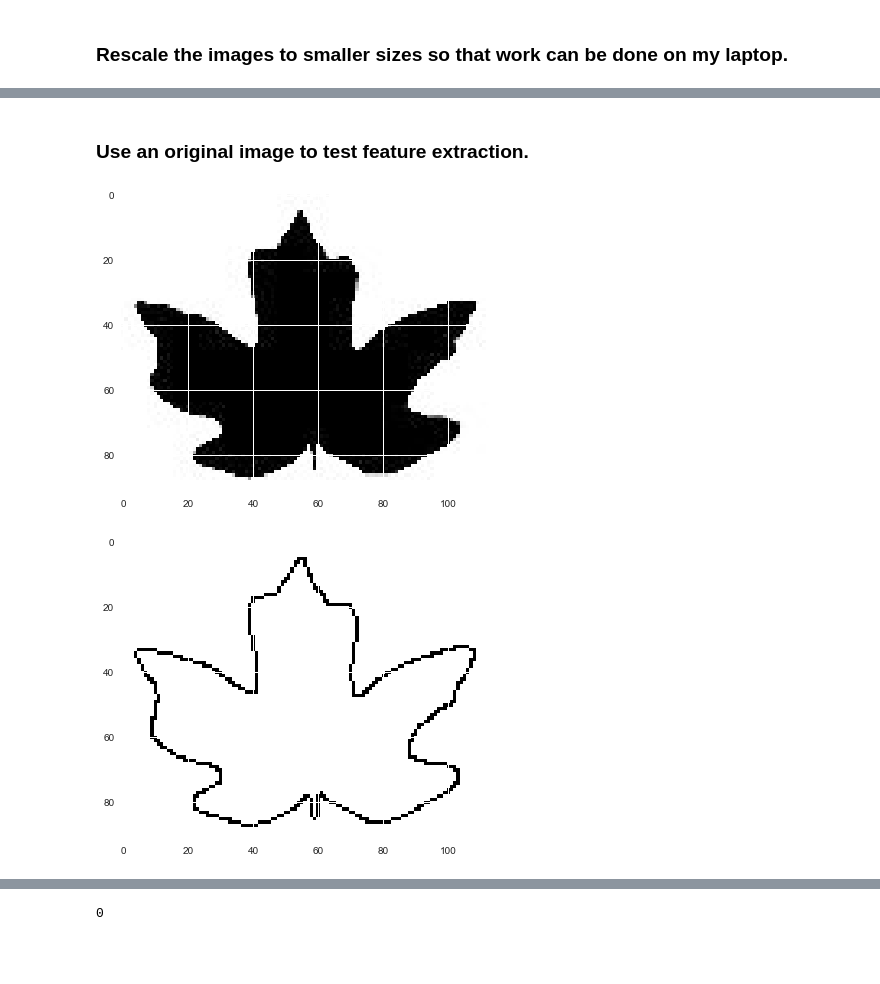
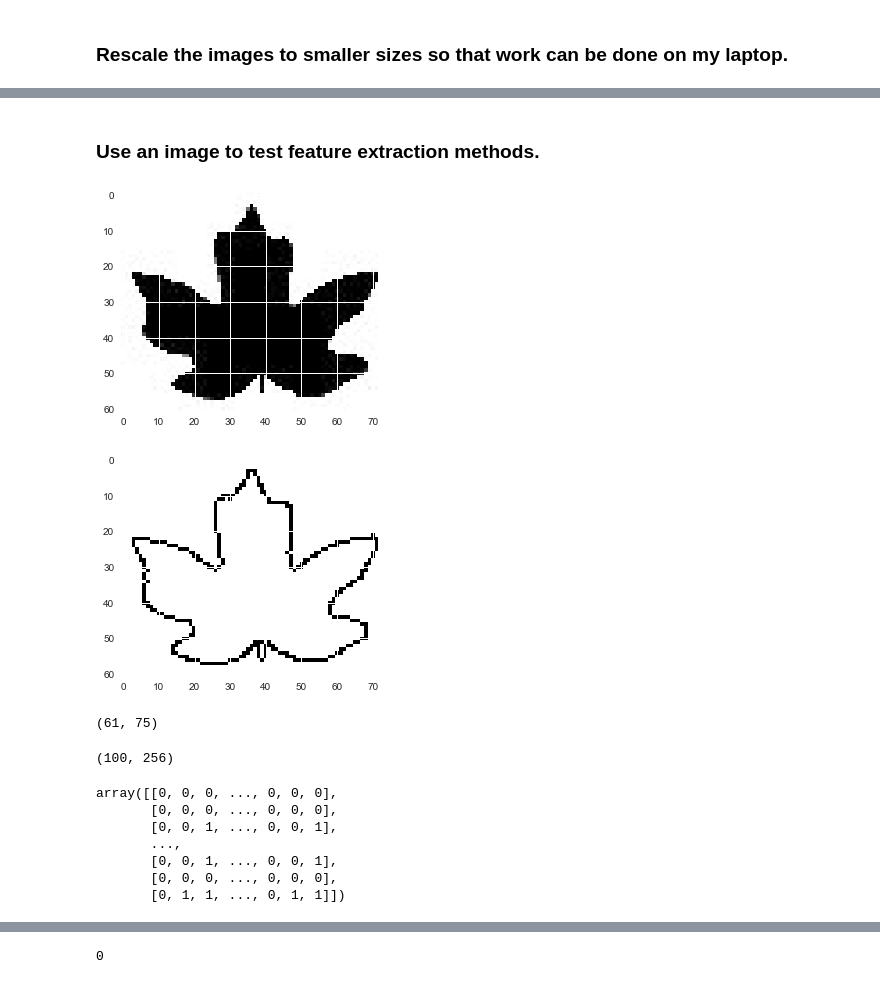
Before and after one commit to vradore/python_data, a Jupyter notebook: UCI_plant_leaves/species_classification_MGu.ipynb, the cells around one changed output, grey strips where cells are left out. Cells and saved outputs as stored; diff of their text form; code cells hidden in the pictures; blank space fills up the shorter version.

```diff
--- a/UCI_plant_leaves/species_classification_MGu.ipynb
+++ b/UCI_plant_leaves/species_classification_MGu.ipynb
@@ -321,20 +365,25 @@ for d in folders:
 # %% [markdown]
-### Use an original image to test feature extraction.
+### Use an image to test feature extraction methods.
 # %%
-#Display the small image
+#Display a small image
 testim = io.imread(smalldata_root+'Acer_Campestre/Acer_Campestre_01.ab.jpg')
+plt.figure(figsize=(5,4))
 plt.imshow(testim)
 plt.show()
 plt.close()
 # %% [output]
-[figure, old version]
+[figure, new version]
 # %%
 # Test parameters for extraction of canny edges.
-cann_edge = feature.canny(testim, sigma=1.0,
+cann_edge = feature.canny(testim, sigma=0.5,
                           low_threshold=None, high_threshold=None,
                           mask=None, use_quantiles=False)
+
+plt.figure(figsize=(5,4))
 plt.imshow(cann_edge)
 plt.show()
 plt.close()
+cann_edge.shape
 # %% [output]
-[figure, old version]
+[figure, new version]
+(61, 75)
@@ -340,0 +393,16 @@ plt.close()
+# %%
+#Extract ORB binary descriptors from the original image.
+orb = feature.ORB(downscale=1.2, n_scales=5, n_keypoints=100,
+                  fast_n=9, fast_threshold=0.05, harris_k=0.01)
+orb.detect_and_extract(img_ori)
+print(orb.descriptors.shape)
+orb.descriptors.astype(int)
+# %% [output]
+(100, 256)
+array([[0, 0, 0, ..., 0, 0, 0],
+       [0, 0, 0, ..., 0, 0, 0],
+       [0, 0, 1, ..., 0, 0, 1],
+       ...,
+       [0, 0, 1, ..., 0, 0, 1],
+       [0, 0, 0, ..., 0, 0, 0],
+       [0, 1, 1, ..., 0, 1, 1]])
```
Also changed, not shown: parts of 61 cells of this notebook.
